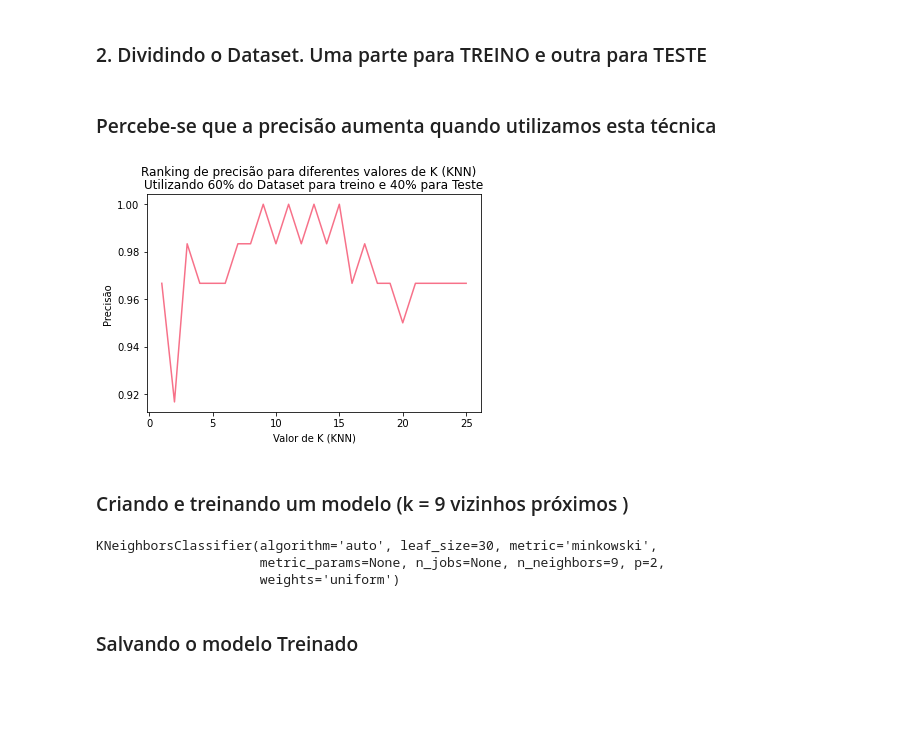
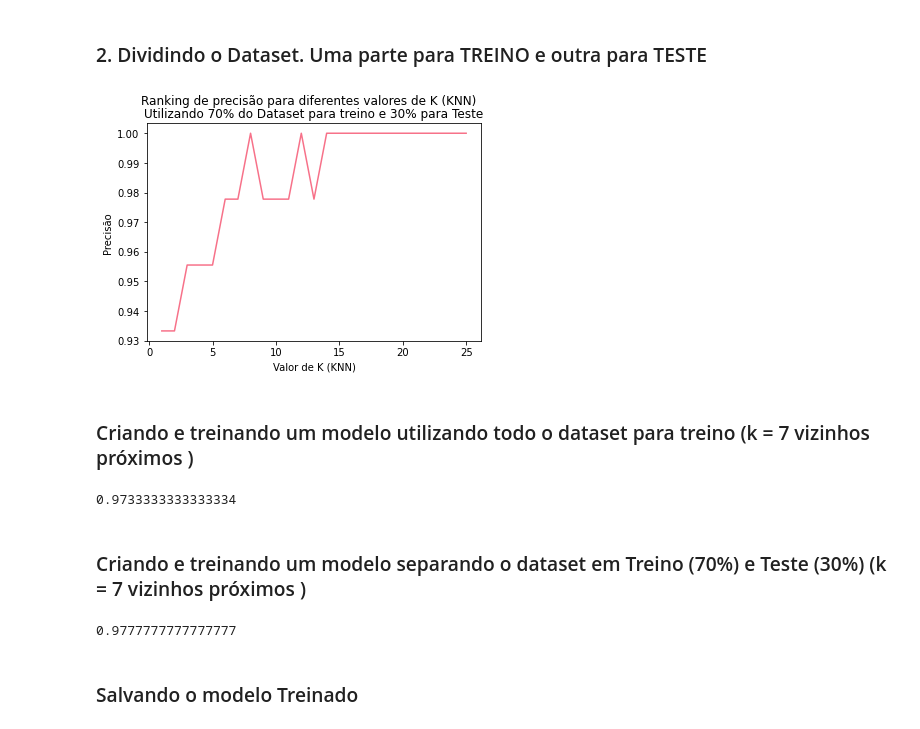
Before and after one commit to CarlosSalesNaturalTec/DS_ML_aprendizado_supervisionado_classificacao_KNN, a Jupyter notebook: exemplo_iris_dataset.ipynb, the cells around one changed output. Cells and saved outputs as stored; diff of their text form; code cells hidden in the pictures; blank space fills up the shorter version.

Commit message:
ajuste no modelo

```diff
--- a/exemplo_iris_dataset.ipynb
+++ b/exemplo_iris_dataset.ipynb
@@ -119,38 +113,47 @@ plt.show()
 # %% [markdown]
 ### 2. Dividindo o Dataset. Uma parte para TREINO e outra para TESTE
 # %%
-# 60% do Dataset será usado para Treino e 40% para Testes
-x_train, x_test, y_train, y_test = train_test_split(x, y, test_size=0.4, random_state=5)
+# 70% do Dataset será usado para Treino e 30% para Testes
+x_train, x_test, y_train, y_test = train_test_split(x, y, test_size=0.3, random_state=5)
-# %% [markdown]
-### Percebe-se que a precisão aumenta quando utilizamos esta técnica
 # %%
 # Verificando a precisão da predição com diferentes valores de K
 k_range = list(range(1,26))
 scores = []
 for k in k_range:
     knn = KNeighborsClassifier(n_neighbors=k)
     knn.fit(x_train, y_train)
     y_pred = knn.predict(x_test)
     precisao = metrics.accuracy_score(y_test, y_pred)
     scores.append(precisao)
 
 plt.plot(k_range, scores)
 plt.xlabel('Valor de K (KNN)')
 plt.ylabel('Precisão')
 plt.suptitle('Ranking de precisão para diferentes valores de K (KNN)')
-plt.title("Utilizando 60% do Dataset para treino e 40% para Teste")
+plt.title("Utilizando 70% do Dataset para treino e 30% para Teste")
 plt.show()
 # %% [output]
-[figure, old version]
+[figure, new version]
 # %% [markdown]
-### Criando e treinando um modelo (k = 9 vizinhos próximos )
+### Criando e treinando um modelo utilizando todo o dataset para treino (k = 7 vizinhos próximos )
 # %%
-knn = KNeighborsClassifier(n_neighbors=9)
+knn = KNeighborsClassifier(n_neighbors=7)
 knn.fit(x, y)
+y_pred = knn.predict(x)
+precisao = metrics.accuracy_score(y, y_pred)
+print(precisao)
 # %% [output]
-KNeighborsClassifier(algorithm='auto', leaf_size=30, metric='minkowski',
-                     metric_params=None, n_jobs=None, n_neighbors=9, p=2,
-                     weights='uniform')
+0.9733333333333334
+# %% [markdown]
+### Criando e treinando um modelo separando o dataset em Treino (70%) e Teste (30%) (k = 7 vizinhos próximos )
+# %%
+knn = KNeighborsClassifier(n_neighbors=7)
+knn.fit(x_train, y_train)
+y_pred = knn.predict(x_test)
+precisao = metrics.accuracy_score(y_test, y_pred)
+print(precisao)
+# %% [output]
+0.9777777777777777
 # %% [markdown]
 ### Salvando o modelo Treinado
 # %%
```
Also changed, not shown: parts of 4 cells of this notebook, 1 other file.
